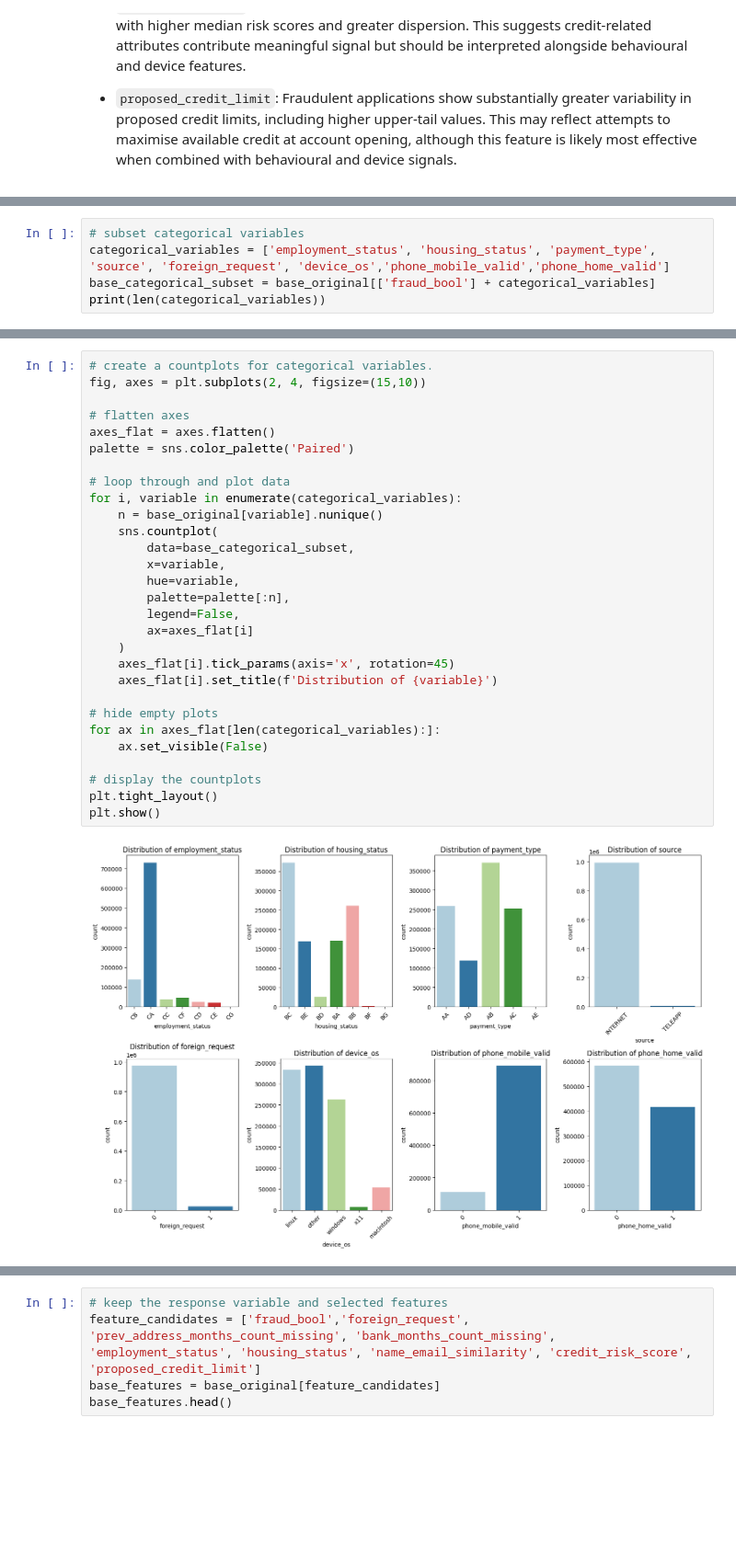
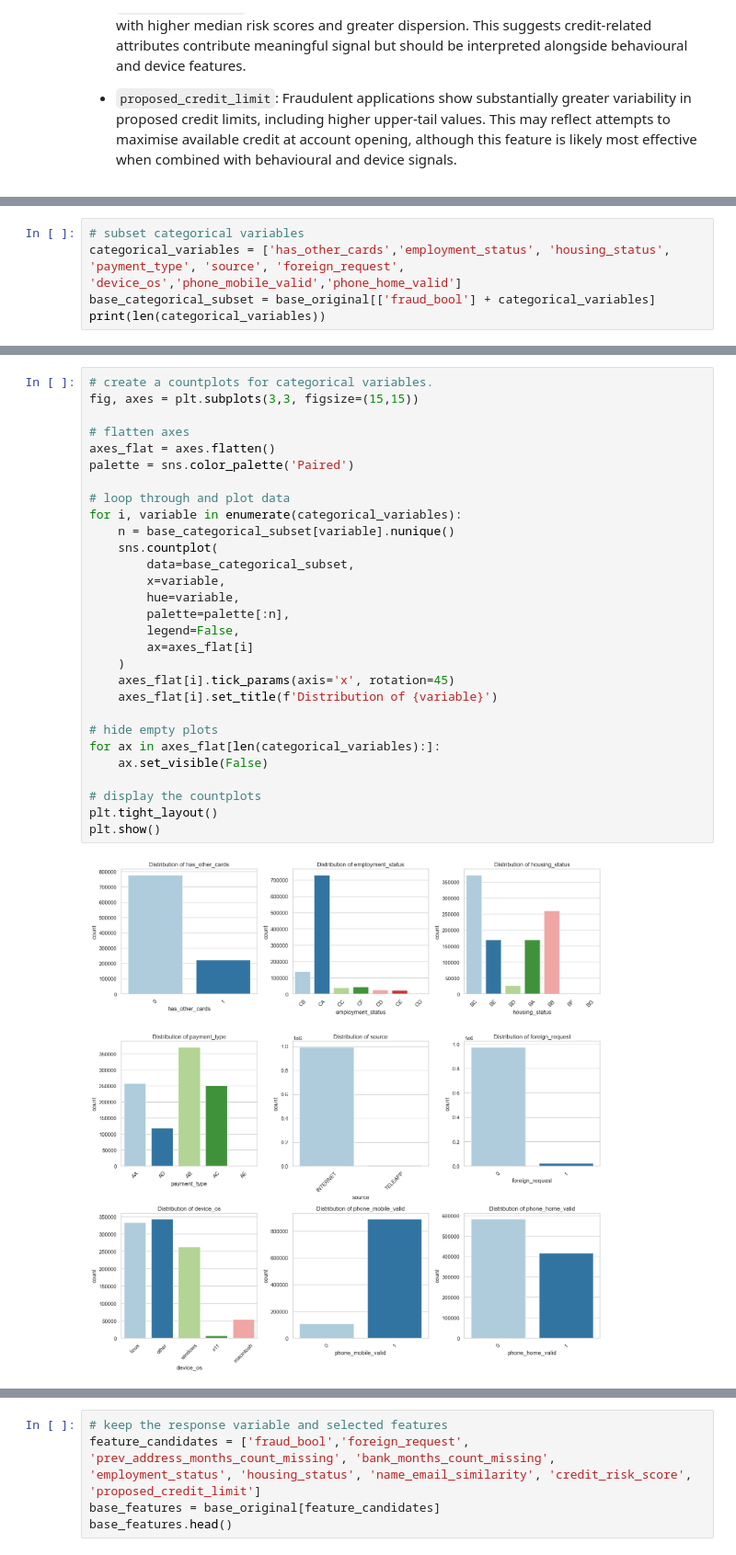
Before and after one commit to mrlizhaozhi/application-fraud-bank-account-opening, a Jupyter notebook: BAF-Fraud-Detection-Models.ipynb, the cells around one changed output, grey strips where cells are left out. Shown at 92% size. Saved outputs shown, nothing was run; the diff lists cells and outputs as text; blank space fills up the shorter version.

```diff
--- a/BAF-Fraud-Detection-Models.ipynb
+++ b/BAF-Fraud-Detection-Models.ipynb
@@ -524,6 +537,6 @@ plt.show()
 # %%
 # subset categorical variables
-categorical_variables = ['employment_status', 'housing_status', 'payment_type', 'source', 'foreign_request', 'device_os','phone_mobile_valid','phone_home_valid']
+categorical_variables = ['has_other_cards','employment_status', 'housing_status', 'payment_type', 'source', 'foreign_request', 'device_os','phone_mobile_valid','phone_home_valid']
 base_categorical_subset = base_original[['fraud_bool'] + categorical_variables]
 print(len(categorical_variables))
 # %% [output]
@@ -549,33 +562,33 @@ base_categorical_subset.tail()
 # %%
 # create a countplots for categorical variables.
-fig, axes = plt.subplots(2, 4, figsize=(15,10))
+fig, axes = plt.subplots(3,3, figsize=(15,15))
 
 # flatten axes
 axes_flat = axes.flatten()
 palette = sns.color_palette('Paired')
 
 # loop through and plot data
 for i, variable in enumerate(categorical_variables):
-    n = base_original[variable].nunique()
+    n = base_categorical_subset[variable].nunique()
     sns.countplot(
         data=base_categorical_subset,
         x=variable,
         hue=variable,
         palette=palette[:n],
         legend=False,
         ax=axes_flat[i]
     )
     axes_flat[i].tick_params(axis='x', rotation=45)
     axes_flat[i].set_title(f'Distribution of {variable}')
 
 # hide empty plots
 for ax in axes_flat[len(categorical_variables):]:
     ax.set_visible(False)
 
 # display the countplots
 plt.tight_layout()
 plt.show()
 # %% [output]
-[figure, old version]
+[figure, new version]
 # %% [markdown]
 **Comment**:
```
Also changed, not shown: parts of 23 cells of this notebook, 3 other files.
